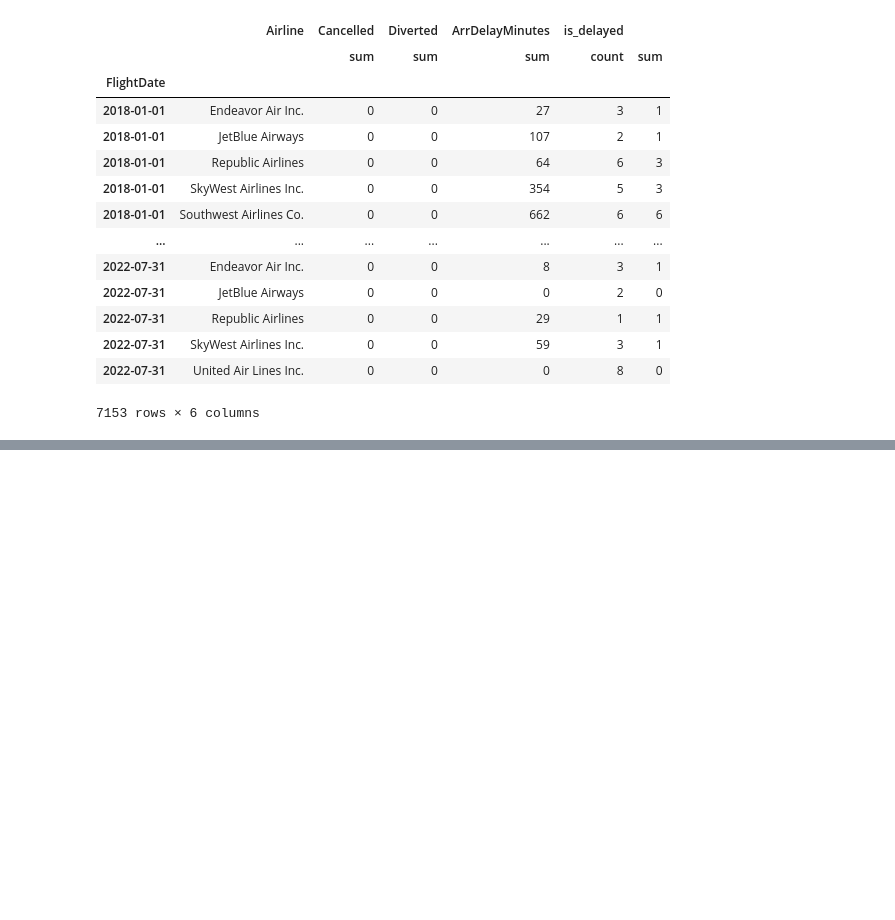
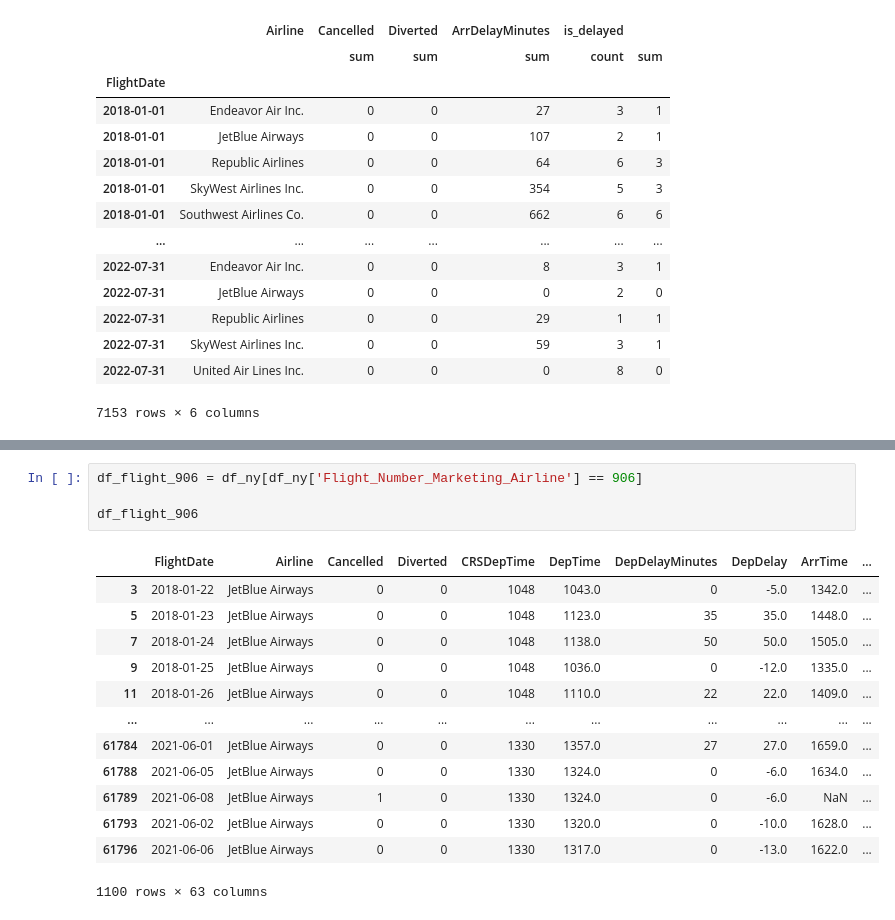
Before and after one commit to krishnaShreedhar/mis587_project, a Jupyter notebook: src/chicago_IL_feature_engineering.ipynb, the cells around one changed output, grey strips where cells are left out. Cells and saved outputs as stored; diff of their text form; blank space fills up the shorter version.

```diff
--- a/src/chicago_IL_feature_engineering.ipynb
+++ b/src/chicago_IL_feature_engineering.ipynb
@@ -615,0 +718,18 @@ df_ts
+# %%
+df_flight_906 = df_ny[df_ny['Flight_Number_Marketing_Airline'] == 906]
+
+df_flight_906
+# %% [output]
+|  | FlightDate | Airline | Cancelled | Diverted | CRSDepTime | DepTime | DepDelayMinutes | DepDelay | ArrTime | ... |
+| 3 | 2018-01-22 | JetBlue Airways | 0 | 0 | 1048 | 1043.0 | 0 | -5.0 | 1342.0 | ... |
+| 5 | 2018-01-23 | JetBlue Airways | 0 | 0 | 1048 | 1123.0 | 35 | 35.0 | 1448.0 | ... |
+| 7 | 2018-01-24 | JetBlue Airways | 0 | 0 | 1048 | 1138.0 | 50 | 50.0 | 1505.0 | ... |
+| 9 | 2018-01-25 | JetBlue Airways | 0 | 0 | 1048 | 1036.0 | 0 | -12.0 | 1335.0 | ... |
+| 11 | 2018-01-26 | JetBlue Airways | 0 | 0 | 1048 | 1110.0 | 22 | 22.0 | 1409.0 | ... |
+| ... | ... | ... | ... | ... | ... | ... | ... | ... | ... | ... |
+| 61784 | 2021-06-01 | JetBlue Airways | 0 | 0 | 1330 | 1357.0 | 27 | 27.0 | 1659.0 | ... |
+| 61788 | 2021-06-05 | JetBlue Airways | 0 | 0 | 1330 | 1324.0 | 0 | -6.0 | 1634.0 | ... |
+| 61789 | 2021-06-08 | JetBlue Airways | 1 | 0 | 1330 | 1324.0 | 0 | -6.0 | NaN | ... |
+| 61793 | 2021-06-02 | JetBlue Airways | 0 | 0 | 1330 | 1320.0 | 0 | -10.0 | 1628.0 | ... |
+| 61796 | 2021-06-06 | JetBlue Airways | 0 | 0 | 1330 | 1317.0 | 0 | -13.0 | 1622.0 | ... |
+1100 rows × 63 columns
```
Also changed, not shown: parts of 16 cells of this notebook.
